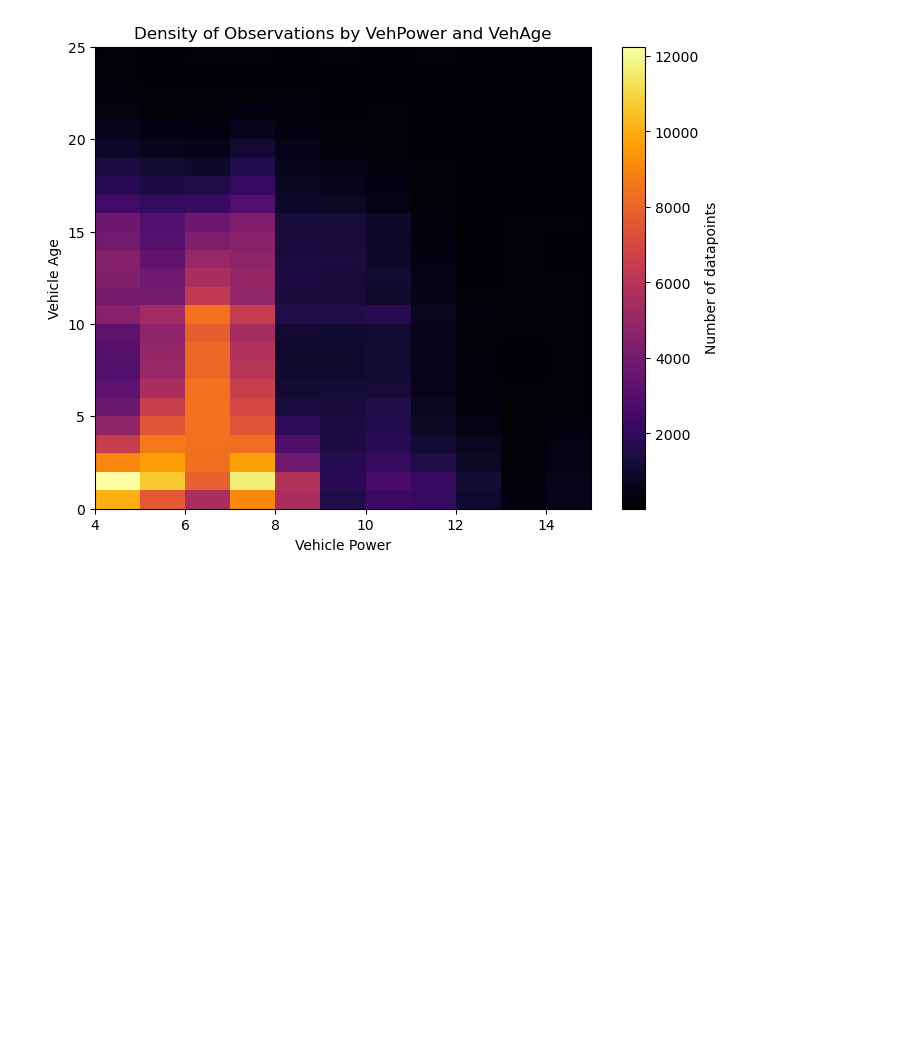
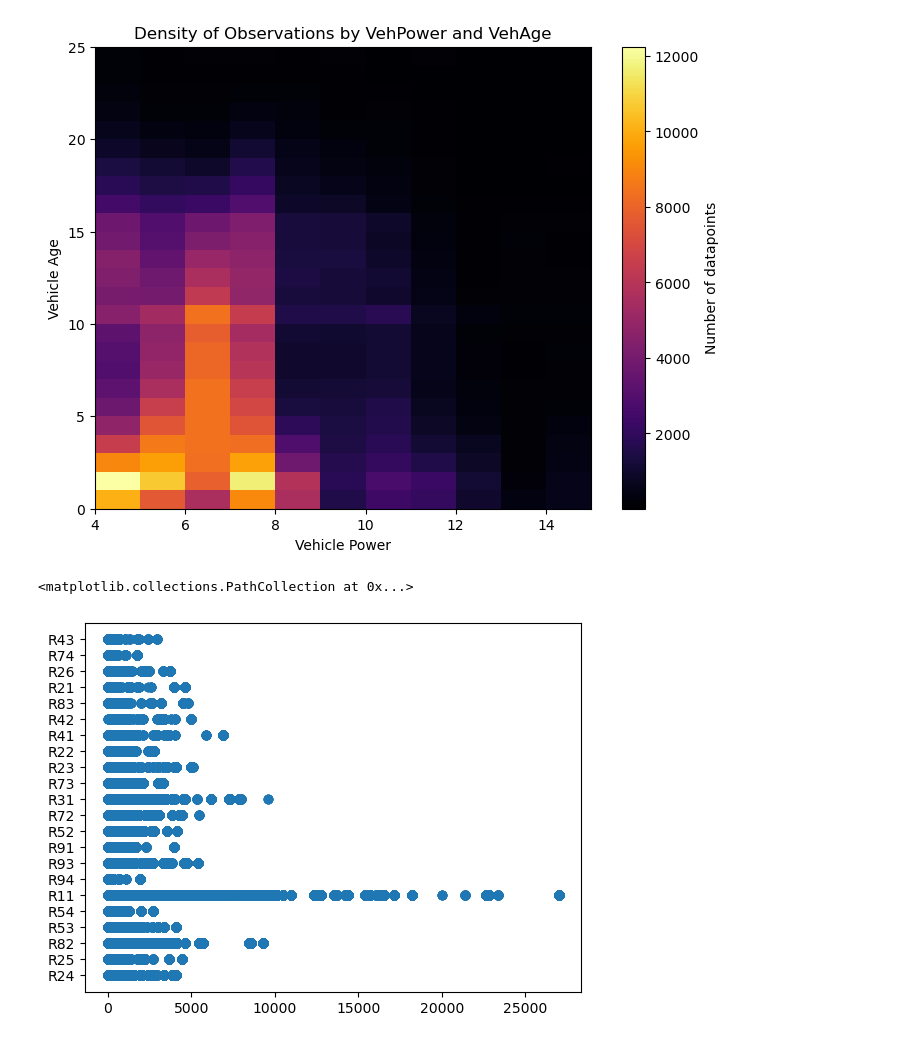
Before and after one commit to TheFreeMan21/machine-n-learnings-inc, a Jupyter notebook: plots.ipynb, the cells around one changed output. Saved outputs shown, nothing was run; the diff lists cells and outputs as text; code cells hidden in the pictures; blank space fills up the shorter version.

Commit message:
Some further plots

```diff
--- a/plots.ipynb
+++ b/plots.ipynb
@@ -72,3 +72,9 @@ plt.title('Density of Observations by VehPower and VehAge')
 plt.show()
 # %% [output]
 [figure]
+# %%
+plt.scatter(df['Density'],df['Region'])
+#AS it turned out the Density needs some filtering since we have such a data which is just not possible
+# %% [output]
+<matplotlib.collections.PathCollection at 0x...>
+[figure, added]
```
Also changed, not shown: parts of 2 cells of this notebook.
